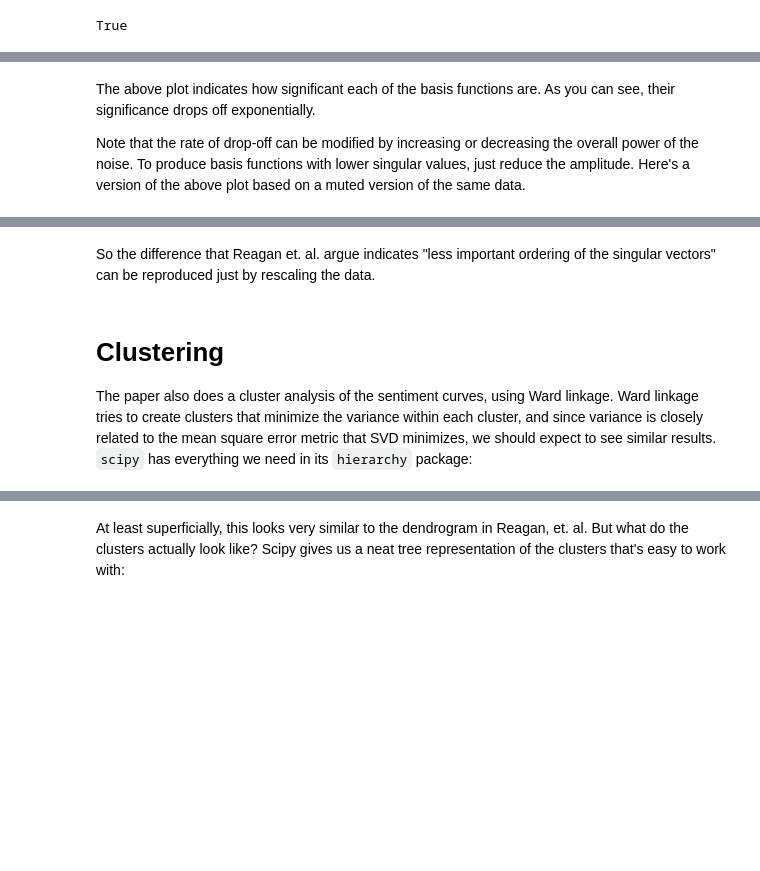
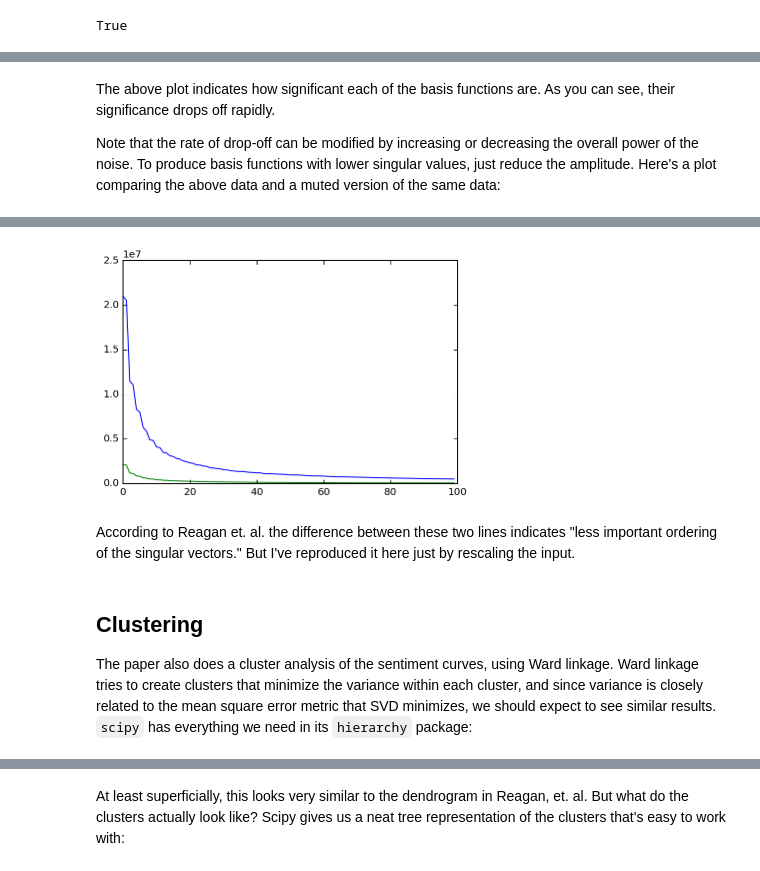
Before and after one commit to senderle/svd-noise, a Jupyter notebook: Noise.ipynb, the cells around one changed output, grey strips where cells are left out. Saved outputs shown, nothing was run; the diff lists cells and outputs as text; code cells hidden in the pictures; blank space fills up the shorter version.

```diff
--- a/Noise.ipynb
+++ b/Noise.ipynb
@@ -229,5 +82,5 @@ Now we can perform Singular Value Decomposition on the samples generated above.
 # %%
-U, s, V = numpy.linalg.svd(samples, full_matrices=False)
+U, s, V = numpy.linalg.svd(samples_brn, full_matrices=False)
 # %% [markdown]
 Let's also verify that the SVD operation has produced reasonable results. Then we can start plotting eigenfunctions.
 # %%
@@ -253,13 +107,13 @@ plt.show()
 # %% [markdown]
 The above plot indicates how significant each of the basis functions
-are. As you can see, their significance drops off exponentially.
+are. As you can see, their significance drops off rapidly.
 
 Note that the rate of drop-off can be modified by increasing or decreasing
 the overall power of the noise. To produce basis functions with lower
-singular values, just reduce the amplitude. Here's a version of the
-above plot based on a muted version of the same data.
+singular values, just reduce the amplitude. Here's a plot comparing the
+above data and a muted version of the same data:
 # %%
-samples_low = samples / 10
+samples_low = samples_brn / 10
 U_low, s_low, V_low = numpy.linalg.svd(samples_low, full_matrices=False)
 plt.plot(s[0:100])
 plt.plot(s_low[0:100])
@@ -269,8 +122,8 @@ plt.show()
+[figure, added]
 # %% [markdown]
-So the difference that Reagan et. al. argue indicates
-"less important ordering of the singular vectors" can be
-reproduced just by rescaling the data.
+According to Reagan et. al. the difference between these two lines indicates "less important ordering of the
+singular vectors." But I've reproduced it here just by rescaling the input.
 # %% [markdown]
-# Clustering
+## Clustering
 
 The paper also does a cluster analysis of the sentiment curves, using Ward linkage. Ward linkage tries to create clusters that minimize the variance within each cluster, and since variance is closely related to the mean square error metric that SVD minimizes, we should expect to see similar results. `scipy` has everything we need in its `hierarchy` package:
```
Also changed, not shown: parts of 81 cells of this notebook, 1 other file.
